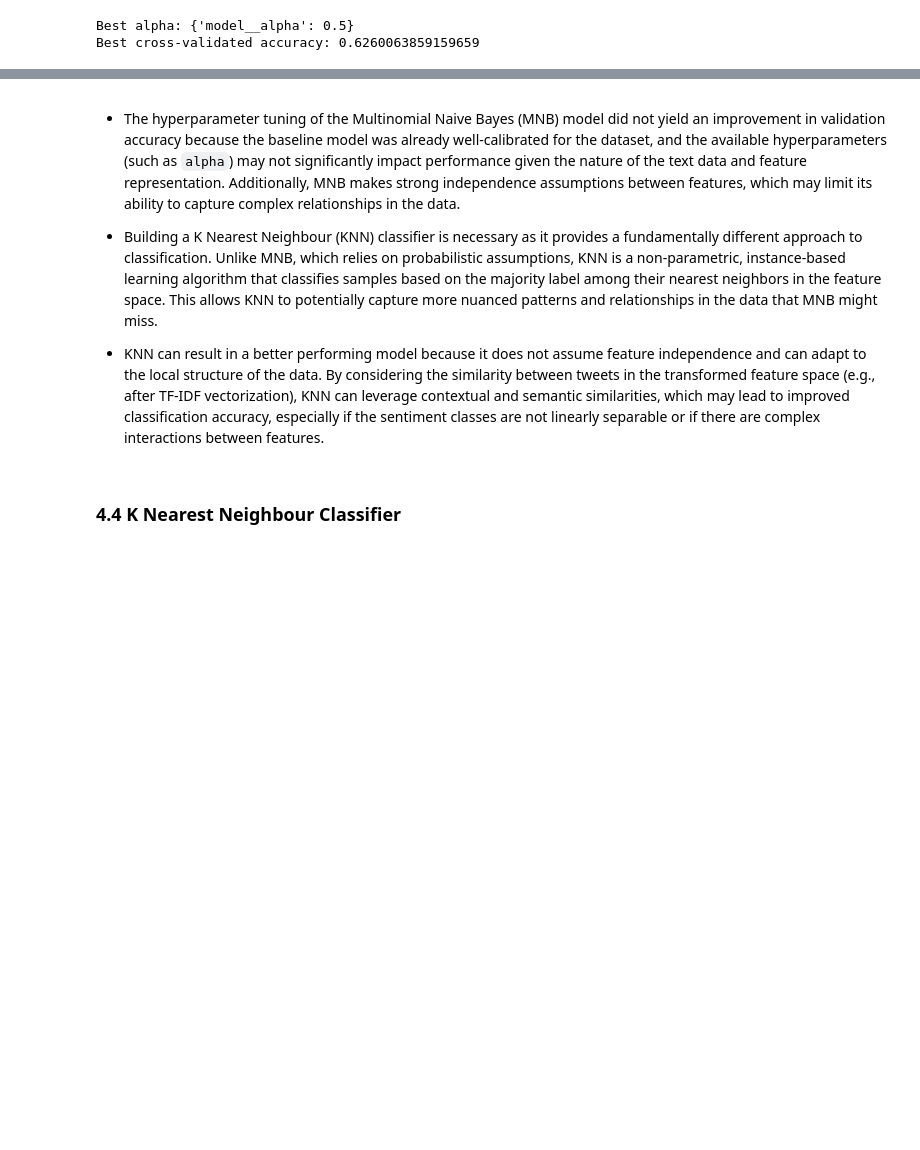
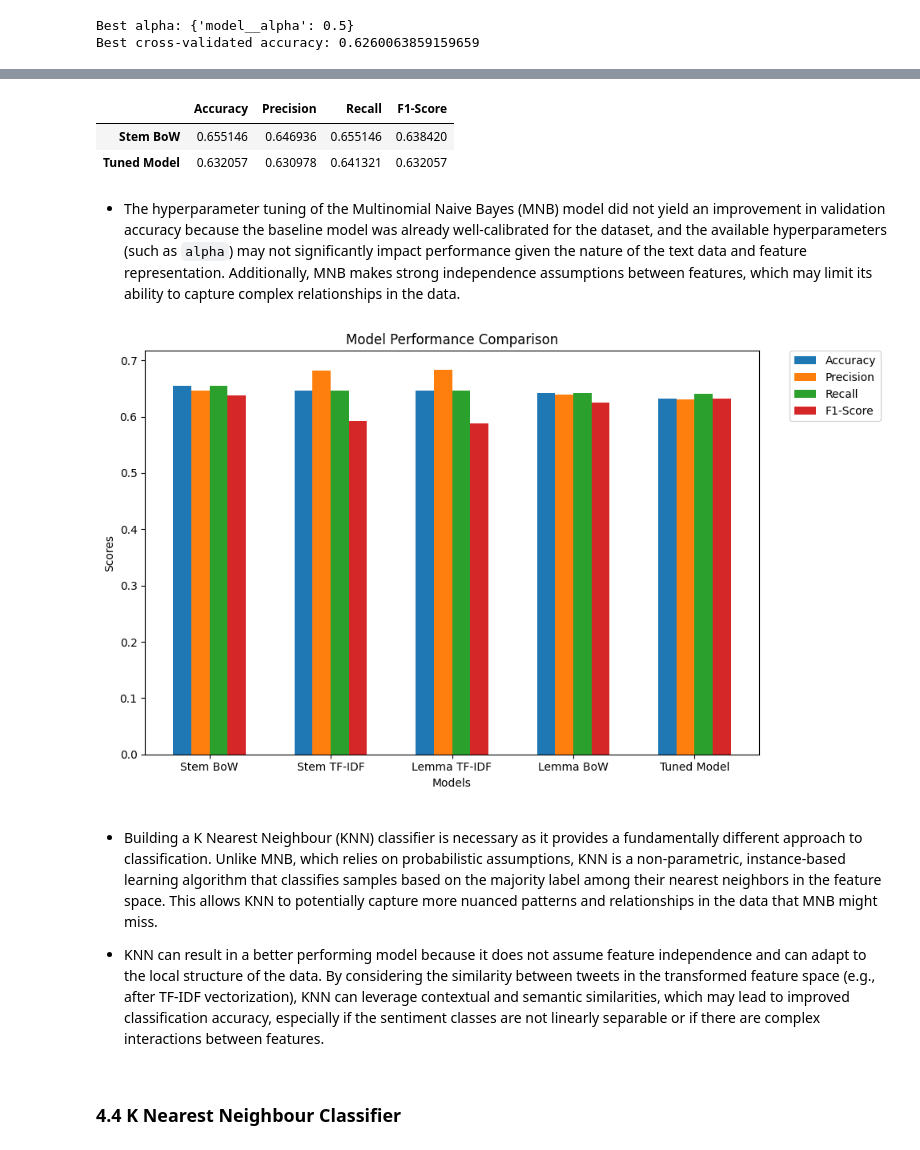
Before and after one commit to mwakad/NLP-models-for-twitter-sentiment-analysis--google-and-apple-products-, a Jupyter notebook: notebooks/daniel.ipynb, the cells around one changed output, grey strips where cells are left out. Drawn from its saved outputs; the diff is of its cells as text; code cells hidden in the pictures; blank space fills up the shorter version.

Commit message:
refactor model comparisons

```diff
--- a/notebooks/daniel.ipynb
+++ b/notebooks/daniel.ipynb
@@ -561,7 +704,7 @@ mnb_stem_bow = Pipeline([
         ('model', MultinomialNB())
     ])
 # %%
-mnb_stem_tfdif = Pipeline([
+mnb_stem_tfidf = Pipeline([
         ('clean', FunctionTransformer(lambda x: [clean_text(t) for t in x], validate=False)), # Clean text
         ('stopwords', FunctionTransformer(lambda x: [remove_stopwords(t) for t in x], validate=False)), # Remove stopwords
         ('stem', FunctionTransformer(lambda x: [stem_text(t) for t in x], validate=False)), # Stemmize
@@ -589,4 +713,0 @@ val_score_mnb_stem_bow
-# %%
-mnb_stem_tfdif.fit(X_train, y_train)
-val_score_mnb_stem_tfdif = mnb_stem_tfdif.score(X_val, y_val)
-val_score_mnb_stem_tfdif
@@ -594,0 +714,12 @@ val_score_mnb_stem_tfdif
+# %%
+# Fit Vanilla MNB models on training set
+mnb_lemma_bow.fit(X_train, y_train)
+mnb_lemma_tfidf.fit(X_train, y_train)
+mnb_stem_bow.fit(X_train, y_train)
+mnb_stem_tfidf.fit(X_train, y_train)
+
+# Predict labels for validation set
+y_pred_lemma_bow = mnb_lemma_bow.predict(X_val)
+y_pred_lemma_tfidf = mnb_lemma_tfidf.predict(X_val)
+y_pred_stem_bow = mnb_stem_bow.predict(X_val)
+y_pred_stem_tfidf = mnb_stem_tfidf.predict(X_val)
@@ -636,0 +772,4 @@ val_score_grid_search_mnb
+# %%
+# Print classification report and confusion matrix of tuned model
+y_pred_mnb_tuned = grid_search.predict(X_val)
+classification_metrics(y_val, y_pred_mnb_tuned)
@@ -637,6 +792,26 @@ val_score_grid_search_mnb
+# %%
+# Compute accuracy, precision, recall, and f1-score
+df_metrics_compare_mnb = calculate_metrics_compare(X_val, y_val, y_pred_lemma_bow, y_pred_lemma_tfidf, y_pred_stem_bow, y_pred_stem_tfidf,
+                     y_pred_mnb_tuned, mnb_lemma_bow, mnb_lemma_tfidf, mnb_stem_bow, mnb_stem_tfidf, grid_search)
+
+# Slice the DataFrame to include the selected vanilla model and the tuned classifier
+df_filtered_mnb = df_metrics_compare_mnb.loc[['Stem BoW', 'Tuned Model']]
+
+# Display the filtered results
+df_filtered_mnb
+# %% [output]
+|  | Accuracy | Precision | Recall | F1-Score |
+| Stem BoW | 0.655146 | 0.646936 | 0.655146 | 0.638420 |
+| Tuned Model | 0.632057 | 0.630978 | 0.641321 | 0.632057 |
+# %% [markdown]
+- The hyperparameter tuning of the Multinomial Naive Bayes (MNB) model did not yield an improvement in validation accuracy because the baseline model was already well-calibrated for the dataset, and the available hyperparameters (such as `alpha`) may not significantly impact performance given the nature of the text data and feature representation. Additionally, MNB makes strong independence assumptions between features, which may limit its ability to capture complex relationships in the data.
+# %%
+# Plot grouped barchart for performance metrics
+calculate_metrics_viz(X_val, y_val, y_pred_lemma_bow, y_pred_lemma_tfidf, y_pred_stem_bow, y_pred_stem_tfidf,
+                     y_pred_mnb_tuned, mnb_lemma_bow, mnb_lemma_tfidf, mnb_stem_bow, mnb_stem_tfidf, grid_search)
+# %% [output]
+[figure, added]
 # %% [markdown]
-- The hyperparameter tuning of the Multinomial Naive Bayes (MNB) model did not yield an improvement in validation accuracy because the baseline model was already well-calibrated for the dataset, and the available hyperparameters (such as `alpha`) may not significantly impact performance given the nature of the text data and feature representation. Additionally, MNB makes strong independence assumptions between features, which may limit its ability to capture complex relationships in the data.
-
 - Building a K Nearest Neighbour (KNN) classifier is necessary as it provides a fundamentally different approach to classification. Unlike MNB, which relies on probabilistic assumptions, KNN is a non-parametric, instance-based learning algorithm that classifies samples based on the majority label among their nearest neighbors in the feature space. This allows KNN to potentially capture more nuanced patterns and relationships in the data that MNB might miss.
 
 - KNN can result in a better performing model because it does not assume feature independence and can adapt to the local structure of the data. By considering the similarity between tweets in the transformed feature space (e.g., after TF-IDF vectorization), KNN can leverage contextual and semantic similarities, which may lead to improved classification accuracy, especially if the sentiment classes are not linearly separable or if there are complex interactions between features.
```
Also changed, not shown: parts of 56 cells of this notebook.
